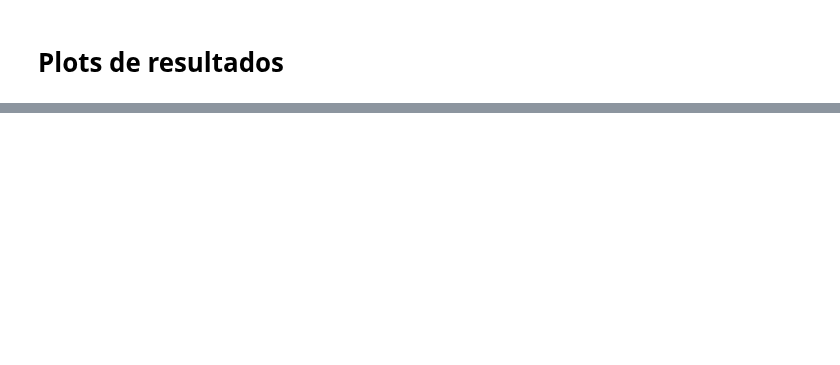
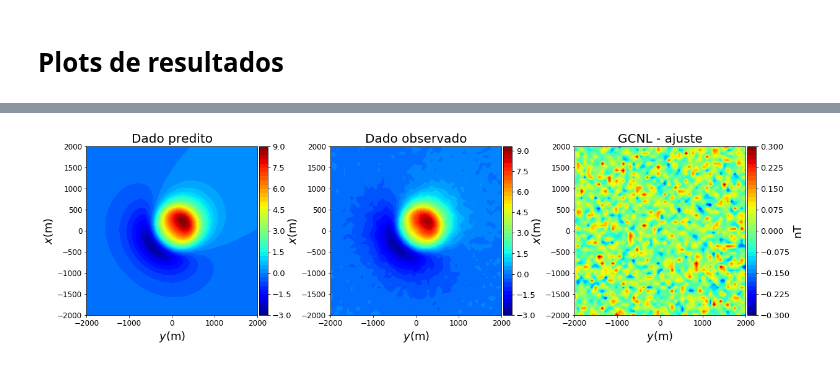
Before and after one commit to leobvital/non-linear-inversion, a Jupyter notebook: geofisica-topo/geofisica-topo_gradientes-conjugados-nao-lineares.ipynb, the cells around one changed output, grey strips where cells are left out. Drawn from its saved outputs; the diff is of its cells as text; code cells hidden in the pictures; blank space fills up the shorter version.

```diff
--- a/geofisica-topo/geofisica-topo_gradientes-conjugados-nao-lineares.ipynb
+++ b/geofisica-topo/geofisica-topo_gradientes-conjugados-nao-lineares.ipynb
@@ -311,41 +310,23 @@ sigma = 2.
 # %%
 for i in range(itmax):
-    m = 0.
-    lamb = beta**m
-
-    # calculando o gradiente
-    grad0 = grad_geo(xp, yp, zp, prism0, M, deltar, deltaz, inc, dec, data_noise)
-
     # calculando p e atualizando para a próxima iteração
-    deltap0 = - grad0
-
-    # calculando p e atualizando para a próxima iteração
-    p = p0 + sigma*deltap0
+    p = p0 + lamb*deltap0
     prism, d, res, phi = geofisica(xp, yp, zp, p, M, dz, props, data_noise, inc, dec)
     grad = grad_geo(xp, yp, zp, prism, M, deltar, deltaz, inc, dec, data_noise)
 
-    while phi - phi0 > c1*alfa*np.sum(grad0*deltap0) and abs(np.sum(grad*deltap0)) > abs(c2*np.sum(grad0*deltap0)):
-    #while abs(np.sum(grad*grad)) != 1e-4 :
+    while phi - phi0 > c1*lamb*np.sum(grad0*deltap0) and abs(np.sum(grad*deltap0)) > -c2*np.sum(grad0*deltap0):
         m += 1.
+        print m
         lamb = beta**m
-        # calculando alfa
-        alfa = - sigma*(np.sum(grad0*deltap0)/(np.sum(grad*deltap0) - np.sum(grad0*deltap0)))
-
-        p = p0 + alfa*deltap0
-        print abs(np.sum(grad*grad))
-        print p
-
+        p = p0 + lamb*deltap0
         prism, d, res, phi = geofisica(xp, yp, zp, p, M, dz, props, data_noise, inc, dec)
         grad = grad_geo(xp, yp, zp, prism, M, deltar, deltaz, inc, dec, data_noise)
 
-        beta_FR = np.sum(grad*grad)/np.sum(grad0*grad0)
-        #print beta_FR
-        deltap0 = - grad + beta_FR*deltap0
-        #print deltap0
+    beta_FR = np.sum(grad*grad)/np.sum(grad0*grad0)
+    deltap = - grad + beta_FR*deltap0
 
     # printa os valores
-    print 'itreação: %3d   lambda: %.2e   r: %3.2f   z_0: %3.2f   misfit: %.2e' % (i, alfa, p[0], p[1], (phi - phi0)/phi0)
-
+    print 'itreação: %3d   lambda: %.2e   r: %3.2f   z_0: %3.2f   misfit: %.2e' % (i, lamb, p[0], p[1], phi)
 
     # armazenando a última estimativa
     phi_list.append(phi)
@@ -360,7 +341,6 @@ for i in range(itmax):
         d0 = d.copy()
         res0 = res.copy()
         phi0 = phi
-        prism0 = prism
-        grad0 = grad
-        sigm = - alfa
+        deltap0 = deltap.copy()
+        grad0 = grad.copy()
 # %% [output]
@@ -408,30 +412,33 @@ plt.show()
 # %%
 # plot
 plt.figure(figsize=(20,5))
 plt.subplot(1, 3, 1)
 plt.title('Dado predito', fontsize=20)
 plt.contourf(yp.reshape(shape), xp.reshape(shape), dpred, 40, cmap='jet').ax.tick_params(labelsize=12)
 plt.xlabel('$y$(m)', fontsize=18)
 plt.ylabel('$x$(m)', fontsize=18)
 clb = plt.colorbar(pad=0.01, aspect=20, shrink=1)
 clb.ax.tick_params(labelsize=13)
 
 plt.subplot(1, 3, 2)
 plt.title('Dado observado', fontsize=20)
 plt.contourf(yp.reshape(shape), xp.reshape(shape), dobs, 40, cmap='jet').ax.tick_params(labelsize=12)
 plt.xlabel('$y$(m)', fontsize=18)
 plt.ylabel('$x$(m)', fontsize=18)
 clb = plt.colorbar(pad=0.01, aspect=20, shrink=1)
 clb.ax.tick_params(labelsize=13)
 
 plt.subplot(1, 3, 3)
-plt.title('SD - ajuste', fontsize=20)
+plt.title('GCNL - ajuste', fontsize=20)
 plt.contourf(yp.reshape(shape), xp.reshape(shape), res_plot, 40, cmap='jet').ax.tick_params(labelsize=12)
 plt.xlabel('$y$(m)', fontsize=18)
 plt.ylabel('$x$(m)', fontsize=18)
 clb = plt.colorbar(pad=0.01, aspect=20, shrink=1)
+clb.set_label('nT', fontsize=18)
 clb.ax.tick_params(labelsize=13)
 plt.show()
+# %% [output]
+[figure, added]
 # %%
 plt.plot(figsize=(20,5))
 plt.title('Histogram', fontsize = 20)
```
Also changed, not shown: parts of 12 cells of this notebook, 13 other files.
